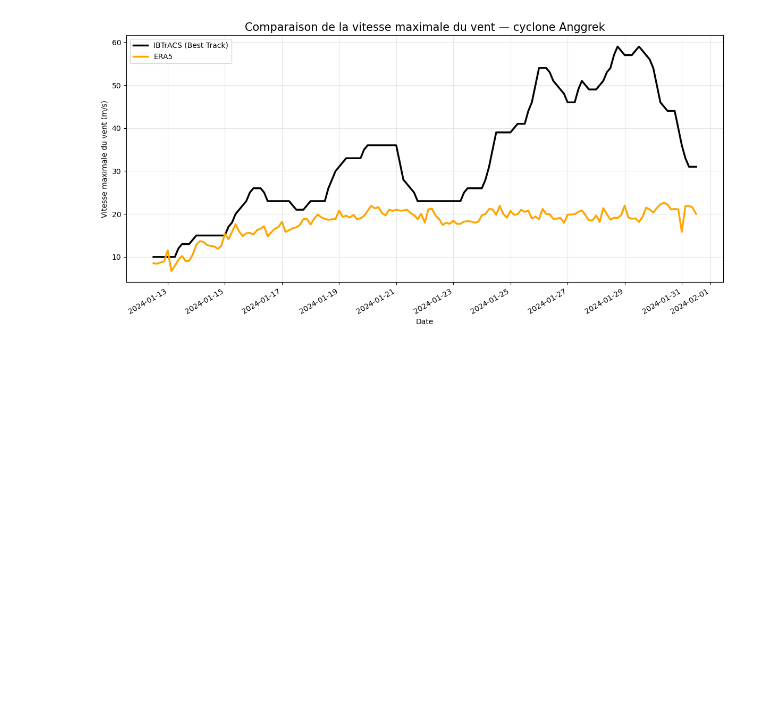
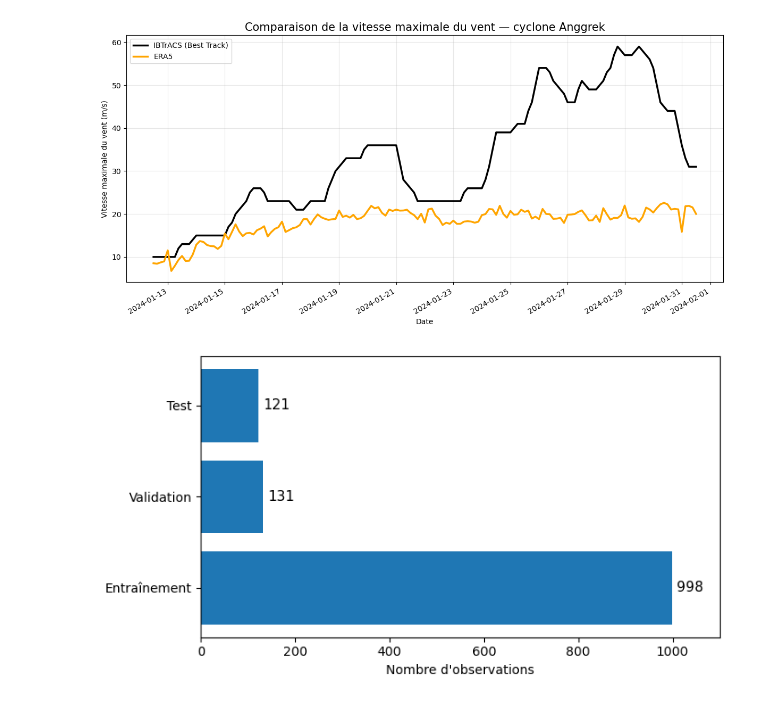
Before and after one commit to medtannaoui/ifremer_multimodality, a Jupyter notebook: rapport/rapport.ipynb, the cells around one changed output. Saved outputs shown, nothing was run; the diff lists cells and outputs as text; code cells hidden in the pictures; blank space fills up the shorter version.

```diff
--- a/rapport/rapport.ipynb
+++ b/rapport/rapport.ipynb
@@ -109,3 +189,32 @@ def tracer_comparaison_vmax(
 tracer_comparaison_vmax(csv_anggrek_path)
 # %% [output]
 [figure]
+# %%
+import matplotlib.pyplot as plt
+
+# Données
+sets = ["Entraînement", "Validation", "Test"]
+counts = [998, 131, 121]
+
+fig, ax = plt.subplots(figsize=(7, 3.8))
+
+bars = ax.barh(sets, counts)
+
+# Valeurs
+for bar in bars:
+    width = bar.get_width()
+    ax.text(width + 10,
+            bar.get_y() + bar.get_height()/2,
+            f"{int(width)}",
+            va='center',
+            fontsize=11)
+
+ax.set_xlabel("Nombre d'observations")
+
+ax.set_xlim(0, 1100)
+
+plt.tight_layout()
+plt.savefig("split_sets.png", dpi=300)
+plt.show()
+# %% [output]
+[figure, added]
```
Also changed, not shown: parts of 1 cell of this notebook, 6 other files.
